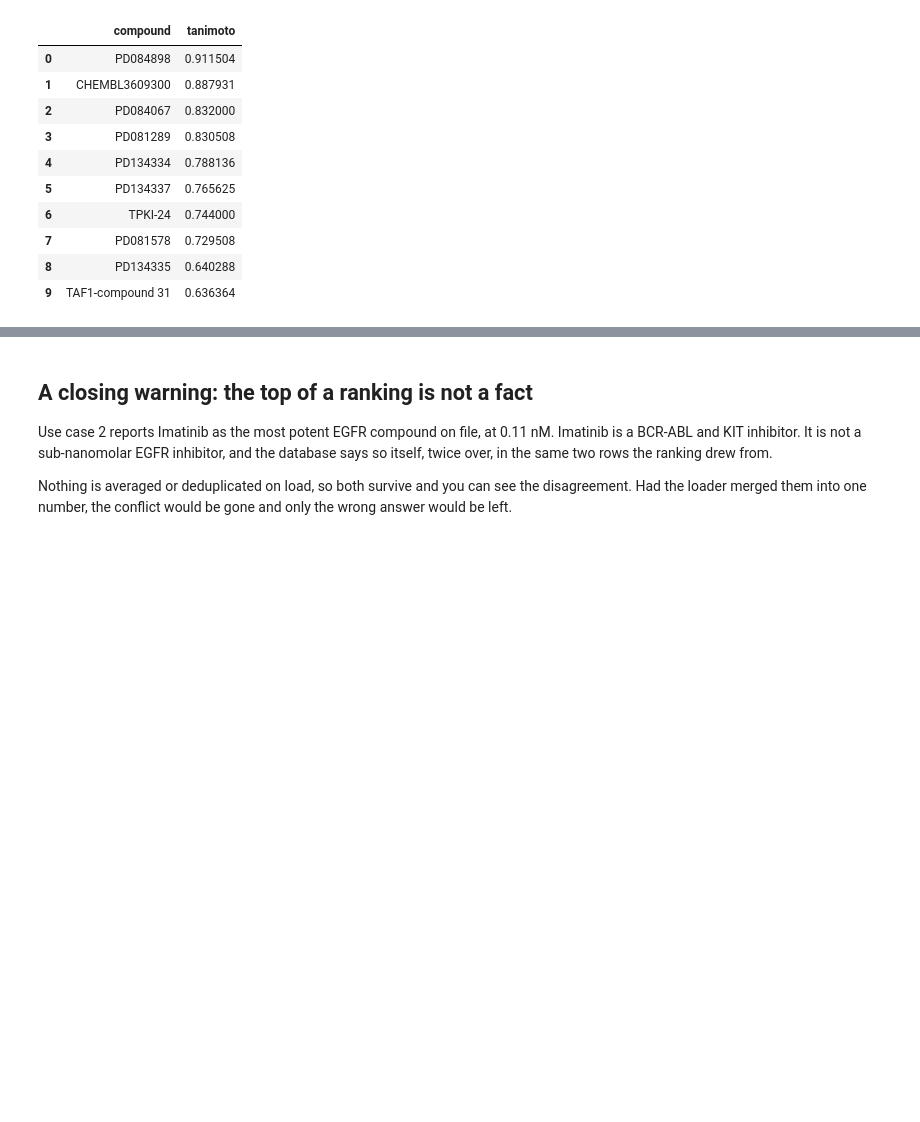
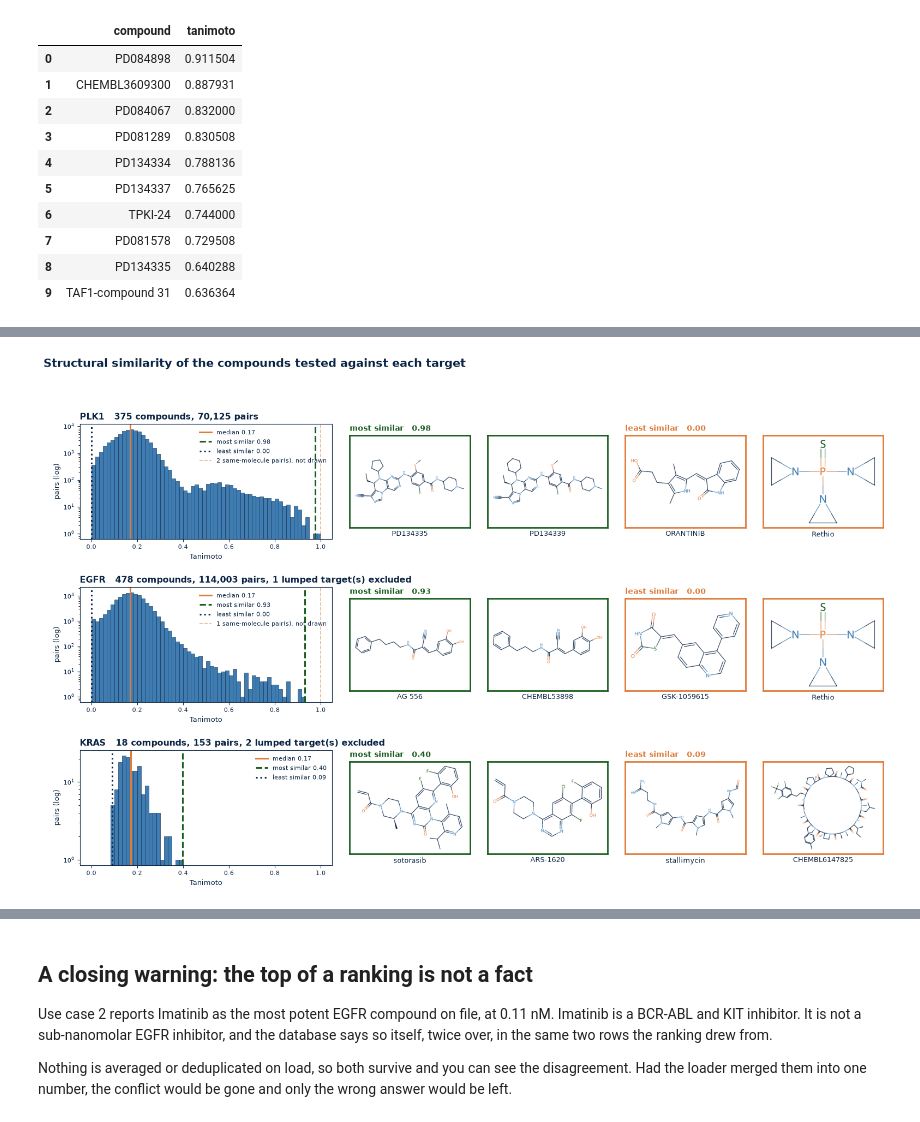
Before and after one commit to SCHMM-MelMar/Summer-School-2026, a Jupyter notebook: examples/use_cases.ipynb, the cells around one changed output, grey strips where cells are left out. Cells and saved outputs as stored; diff of their text form; code cells hidden in the pictures; blank space fills up the shorter version.

```diff
--- a/examples/use_cases.ipynb
+++ b/examples/use_cases.ipynb
@@ -522,0 +609,60 @@ similarity.neighbours(db, "BI-2536", n=TOP_N)[["compound", "tanimoto"]]
+# %%
+TARGETS = ["PLK1", "EGFR", "KRAS"]
+
+fig = plt.figure(figsize=(19, 10.5))
+grid = GridSpec(len(TARGETS), 5, figure=fig, width_ratios=[2.1, 1, 1, 1, 1],
+                hspace=0.42, wspace=0.12)
+
+for row, target in enumerate(TARGETS):
+    keys, lumped = clean_keys(db, target)
+    values = similarity.scores(db, compounds=keys)
+    table = similarity.pairs(db, compounds=keys)
+
+    # the distribution keeps the same-molecule pairs, the structures do not
+    distinct = table[(table.tanimoto < 1.0) & ~table.same_skeleton]
+    dropped = len(table) - len(distinct)
+    most, least = distinct.iloc[0], distinct.iloc[-1]
+
+    ax = fig.add_subplot(grid[row, 0])
+    ax.hist(values, bins=60, range=(0, 1), color=BLUE, edgecolor=DARK_BLUE, linewidth=0.4)
+    ax.set_yscale("log")
+    ax.axvline(np.median(values), color=ORANGE, lw=2.2,
+               label=f"median {np.median(values):.2f}")
+    ax.axvline(most.tanimoto, color=DARK_GREEN, lw=2.2, ls="--",
+               label=f"most similar {most.tanimoto:.2f}")
+    ax.axvline(least.tanimoto, color=DARK_BLUE, lw=2.2, ls=":",
+               label=f"least similar {least.tanimoto:.2f}")
+    if dropped:
+        ax.axvline(1.0, color=ORANGE, lw=1.2, ls="--", alpha=0.55,
+                   label=f"{dropped} same-molecule pair(s), not drawn")
+    note = f", {lumped} lumped target(s) excluded" if lumped else ""
+    ax.set_title(f"{target}   {len(keys)} compounds, {values.size:,} pairs{note}",
+                 color=DARK_BLUE, fontsize=11.5, loc="left", weight="bold")
+    ax.set_xlabel("Tanimoto", color=DARK_BLUE, fontsize=9)
+    ax.set_ylabel("pairs (log)", color=DARK_BLUE, fontsize=9)
+    ax.legend(fontsize=8, frameon=False, labelcolor=DARK_BLUE)
+    ax.tick_params(colors=DARK_BLUE, labelsize=8)
+    for side in ax.spines.values():
+        side.set_color(DARK_BLUE)
+
+    for offset, (pair, accent, heading) in enumerate(
+        [(most, DARK_GREEN, "most similar"), (least, ORANGE, "least similar")]
+    ):
+        for half, (key, name) in enumerate(
+            [(pair.inchikey_a, pair.compound_a), (pair.inchikey_b, pair.compound_b)]
+        ):
+            ax = fig.add_subplot(grid[row, 1 + offset * 2 + half])
+            ax.imshow(render(db.one("SELECT smiles FROM compound WHERE inchikey = ?", key)))
+            ax.set_xticks([]); ax.set_yticks([])
+            for side in ax.spines.values():
+                side.set_color(accent); side.set_linewidth(2.0)
+            ax.set_xlabel(label_of(db, key, name), color=DARK_BLUE, fontsize=9)
+            if half == 0:
+                ax.set_title(f"{heading}   {pair.tanimoto:.2f}", color=accent,
+                             fontsize=10, loc="left", weight="bold")
+
+fig.suptitle("Structural similarity of the compounds tested against each target",
+             color=DARK_BLUE, fontsize=15, weight="bold", x=0.09, ha="left", y=0.995)
+plt.show()
+# %% [output]
+[figure, added]
```
Also changed, not shown: parts of 3 cells of this notebook, 1 other file.
